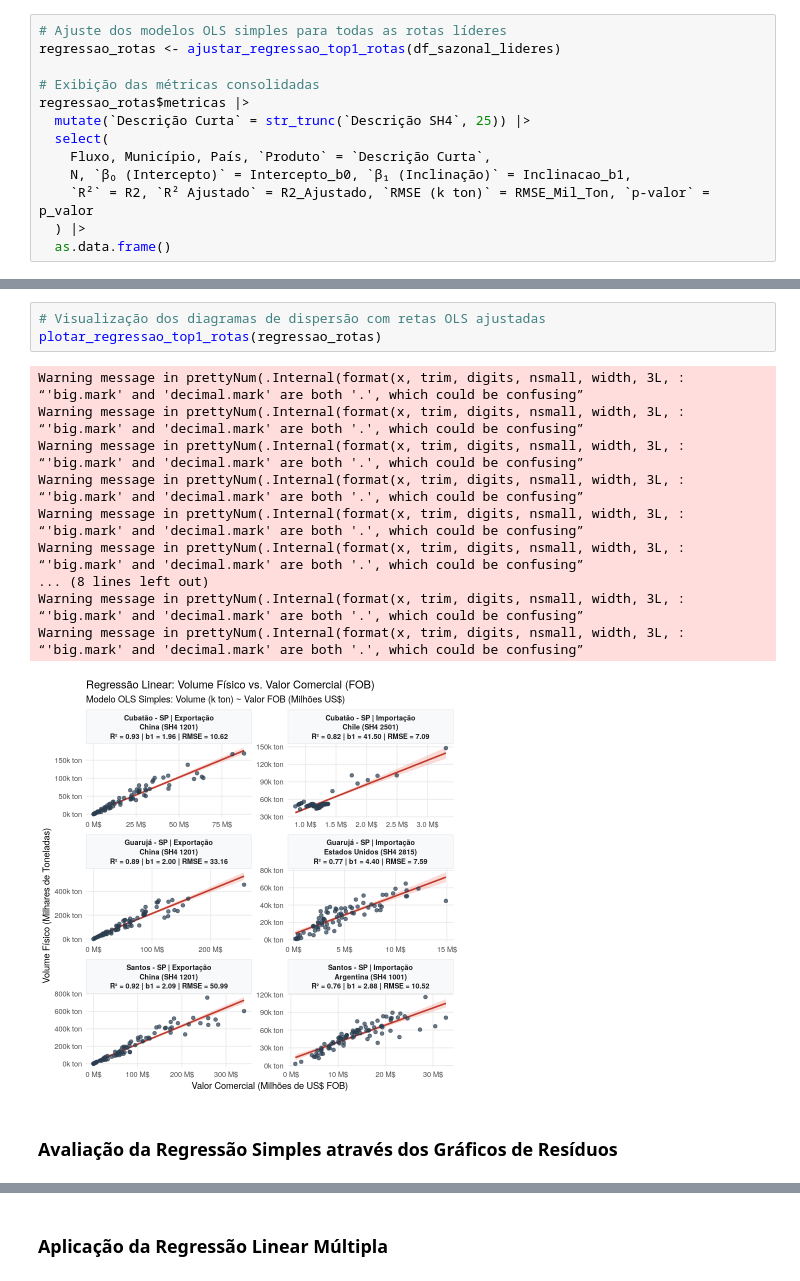
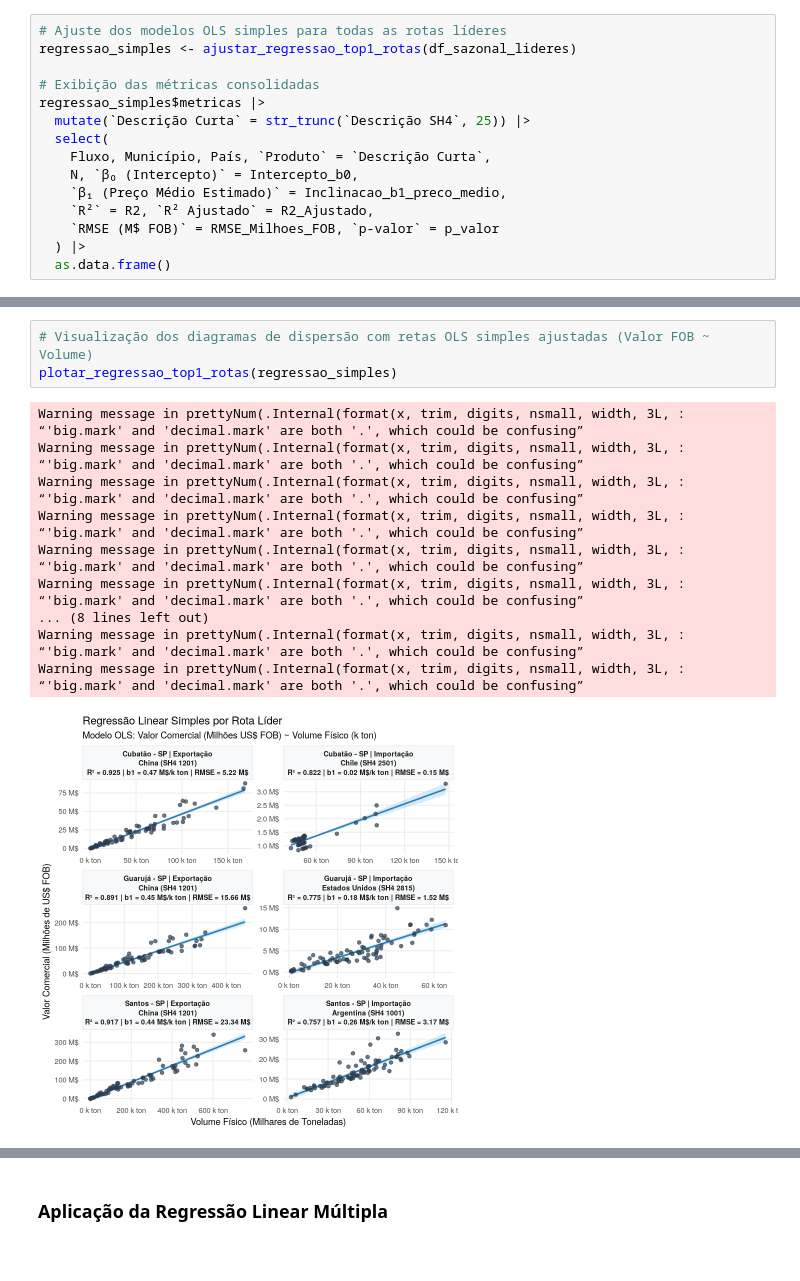
Before and after one commit to flaalevia15-gif/comex-aprendizado-estatistico_R, a Jupyter notebook: notebooks/04_regressao_linear.ipynb, the cells around one changed output, grey strips where cells are left out. Drawn from its saved outputs; the diff is of its cells as text.

```diff
--- a/notebooks/04_regressao_linear.ipynb
+++ b/notebooks/04_regressao_linear.ipynb
@@ -72,14 +70,16 @@ $$Volume_t = \beta_0 + \beta_1 \cdot \text{Valor\_FOB}_t + \varepsilon_t$$
 # %%
 # Ajuste dos modelos OLS simples para todas as rotas líderes
-regressao_rotas <- ajustar_regressao_top1_rotas(df_sazonal_lideres)
+regressao_simples <- ajustar_regressao_top1_rotas(df_sazonal_lideres)
 
 # Exibição das métricas consolidadas
-regressao_rotas$metricas |>
+regressao_simples$metricas |>
   mutate(`Descrição Curta` = str_trunc(`Descrição SH4`, 25)) |>
   select(
     Fluxo, Município, País, `Produto` = `Descrição Curta`,
-    N, `β₀ (Intercepto)` = Intercepto_b0, `β₁ (Inclinação)` = Inclinacao_b1,
-    `R²` = R2, `R² Ajustado` = R2_Ajustado, `RMSE (k ton)` = RMSE_Mil_Ton, `p-valor` = p_valor
+    N, `β₀ (Intercepto)` = Intercepto_b0,
+    `β₁ (Preço Médio Estimado)` = Inclinacao_b1_preco_medio,
+    `R²` = R2, `R² Ajustado` = R2_Ajustado,
+    `RMSE (M$ FOB)` = RMSE_Milhoes_FOB, `p-valor` = p_valor
   ) |>
   as.data.frame()
 # %% [output]
@@ -95,24 +95,22 @@ A data.frame: 6 × 11
 # %%
-# Visualização dos diagramas de dispersão com retas OLS ajustadas
-plotar_regressao_top1_rotas(regressao_rotas)
+# Visualização dos diagramas de dispersão com retas OLS simples ajustadas (Valor FOB ~ Volume)
+plotar_regressao_top1_rotas(regressao_simples)
 # %% [output]
 Warning message in prettyNum(.Internal(format(x, trim, digits, nsmall, width, 3L, :
 “'big.mark' and 'decimal.mark' are both '.', which could be confusing”
 Warning message in prettyNum(.Internal(format(x, trim, digits, nsmall, width, 3L, :
 “'big.mark' and 'decimal.mark' are both '.', which could be confusing”
 Warning message in prettyNum(.Internal(format(x, trim, digits, nsmall, width, 3L, :
 “'big.mark' and 'decimal.mark' are both '.', which could be confusing”
 Warning message in prettyNum(.Internal(format(x, trim, digits, nsmall, width, 3L, :
 “'big.mark' and 'decimal.mark' are both '.', which could be confusing”
 Warning message in prettyNum(.Internal(format(x, trim, digits, nsmall, width, 3L, :
 “'big.mark' and 'decimal.mark' are both '.', which could be confusing”
 Warning message in prettyNum(.Internal(format(x, trim, digits, nsmall, width, 3L, :
 “'big.mark' and 'decimal.mark' are both '.', which could be confusing”
 ... (8 lines left out)
 Warning message in prettyNum(.Internal(format(x, trim, digits, nsmall, width, 3L, :
 “'big.mark' and 'decimal.mark' are both '.', which could be confusing”
 Warning message in prettyNum(.Internal(format(x, trim, digits, nsmall, width, 3L, :
 “'big.mark' and 'decimal.mark' are both '.', which could be confusing”
-[figure, old version]
+[figure, new version]
-# %% [markdown]
-### Avaliação da Regressão Simples através dos Gráficos de Resíduos
```
Also changed, not shown: parts of 28 cells of this notebook, 10 other files.
